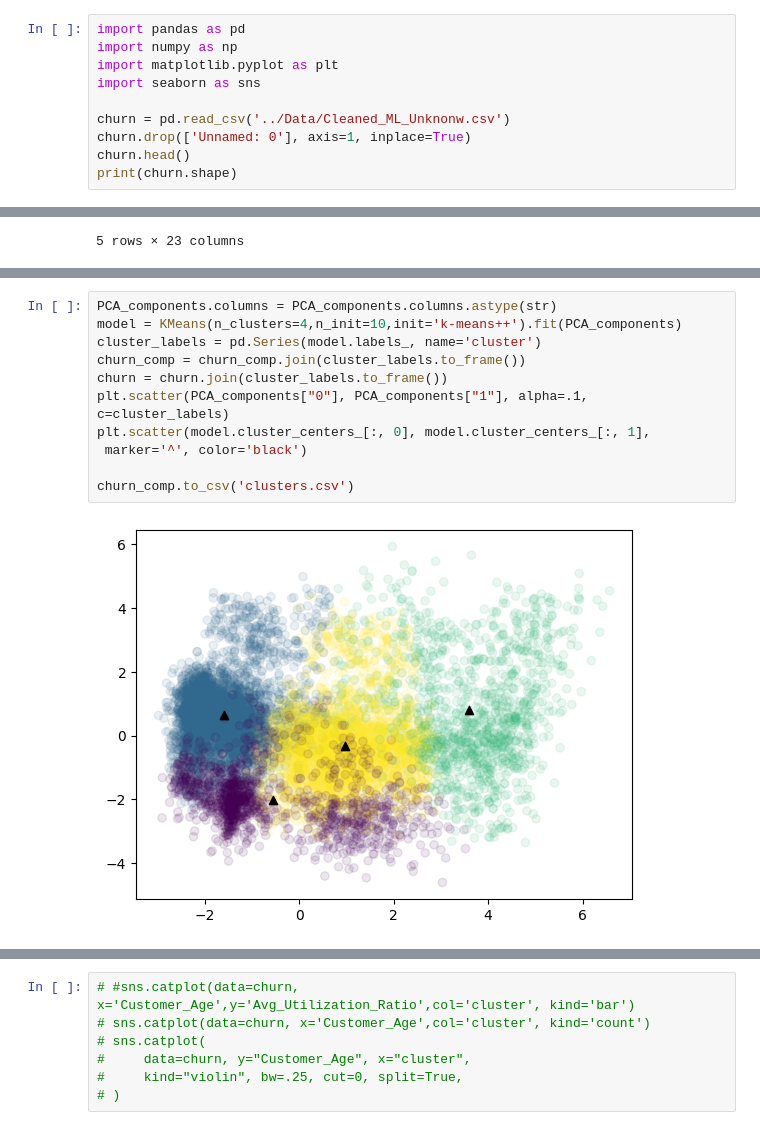
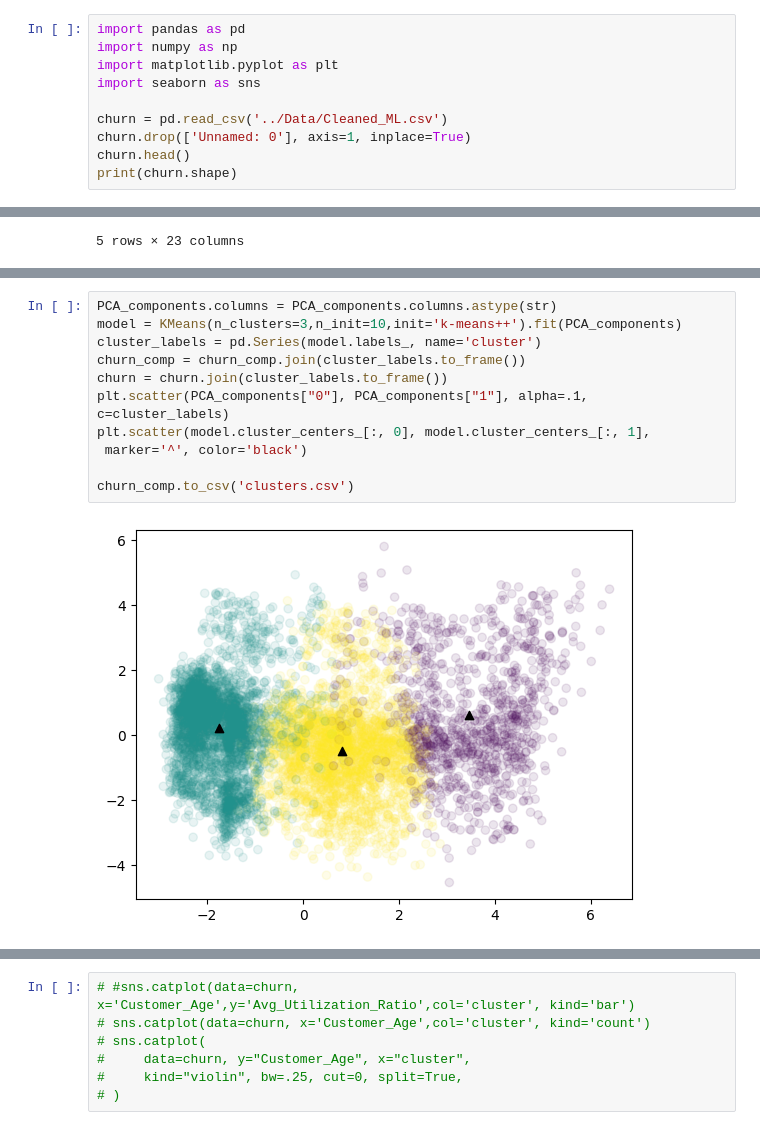
Before and after one commit to Yheloww/ChurnPredictionProject, a Jupyter notebook: ML/Notebook/clustering.ipynb, the cells around one changed output, grey strips where cells are left out. Drawn from its saved outputs; the diff is of its cells as text.

Commit message:
classification for clusters

```diff
--- a/ML/Notebook/clustering.ipynb
+++ b/ML/Notebook/clustering.ipynb
@@ -4,7 +4,7 @@ import numpy as np
 import matplotlib.pyplot as plt
 import seaborn as sns
 
-churn = pd.read_csv('../Data/Cleaned_ML_Unknonw.csv')
+churn = pd.read_csv('../Data/Cleaned_ML.csv')
 churn.drop(['Unnamed: 0'], axis=1, inplace=True)
 churn.head()
 print(churn.shape)
@@ -62,16 +88,16 @@ plt.show()
 # %%
 PCA_components.columns = PCA_components.columns.astype(str)
-model = KMeans(n_clusters=4,n_init=10,init='k-means++').fit(PCA_components)
+model = KMeans(n_clusters=3,n_init=10,init='k-means++').fit(PCA_components)
 cluster_labels = pd.Series(model.labels_, name='cluster')
 churn_comp = churn_comp.join(cluster_labels.to_frame())
 churn = churn.join(cluster_labels.to_frame())
 plt.scatter(PCA_components["0"], PCA_components["1"], alpha=.1, c=cluster_labels)
 plt.scatter(model.cluster_centers_[:, 0], model.cluster_centers_[:, 1],
  marker='^', color='black')
 
 churn_comp.to_csv('clusters.csv')
 # %% [output]
-[figure, old version]
+[figure, new version]
 # %%
 import numpy as np
 from sklearn.cluster import DBSCAN
```
Also changed, not shown: parts of 7 cells of this notebook, 8 other files.
